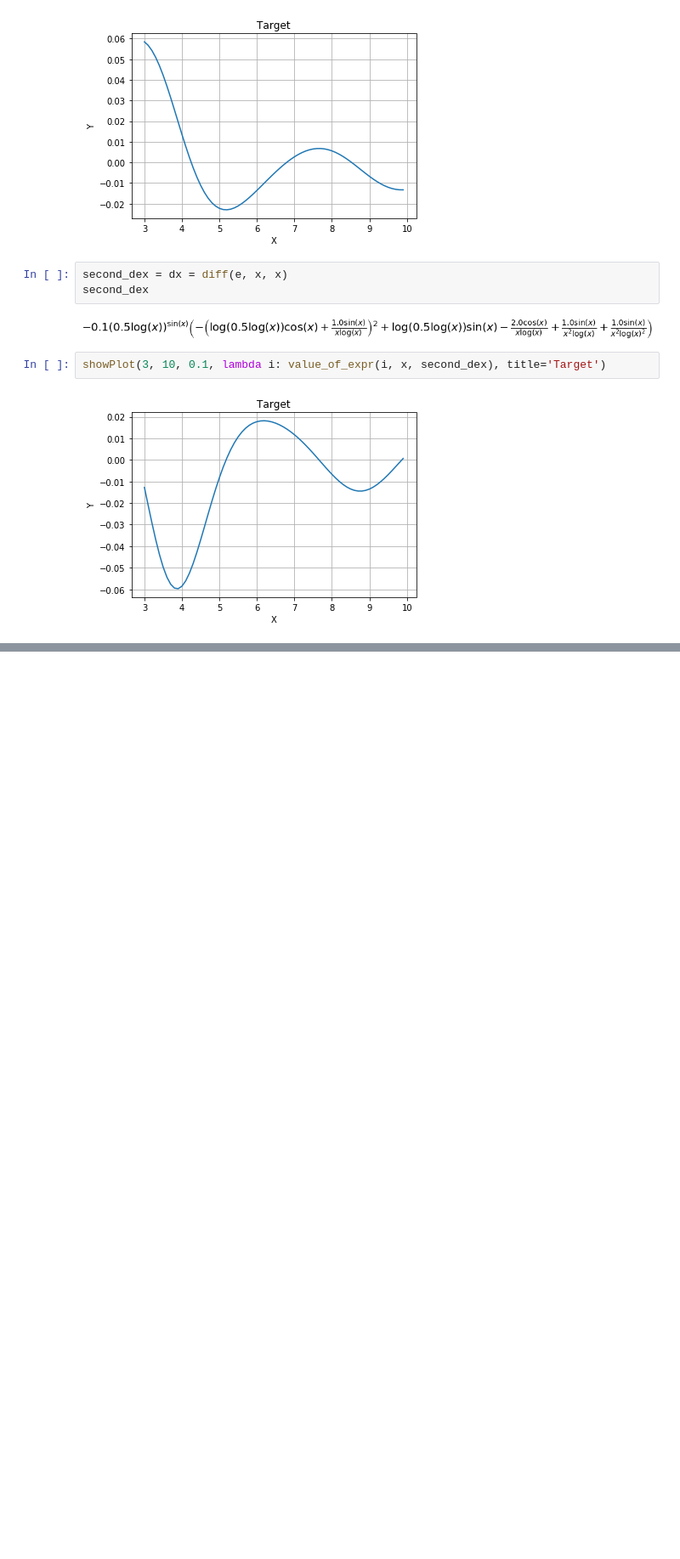
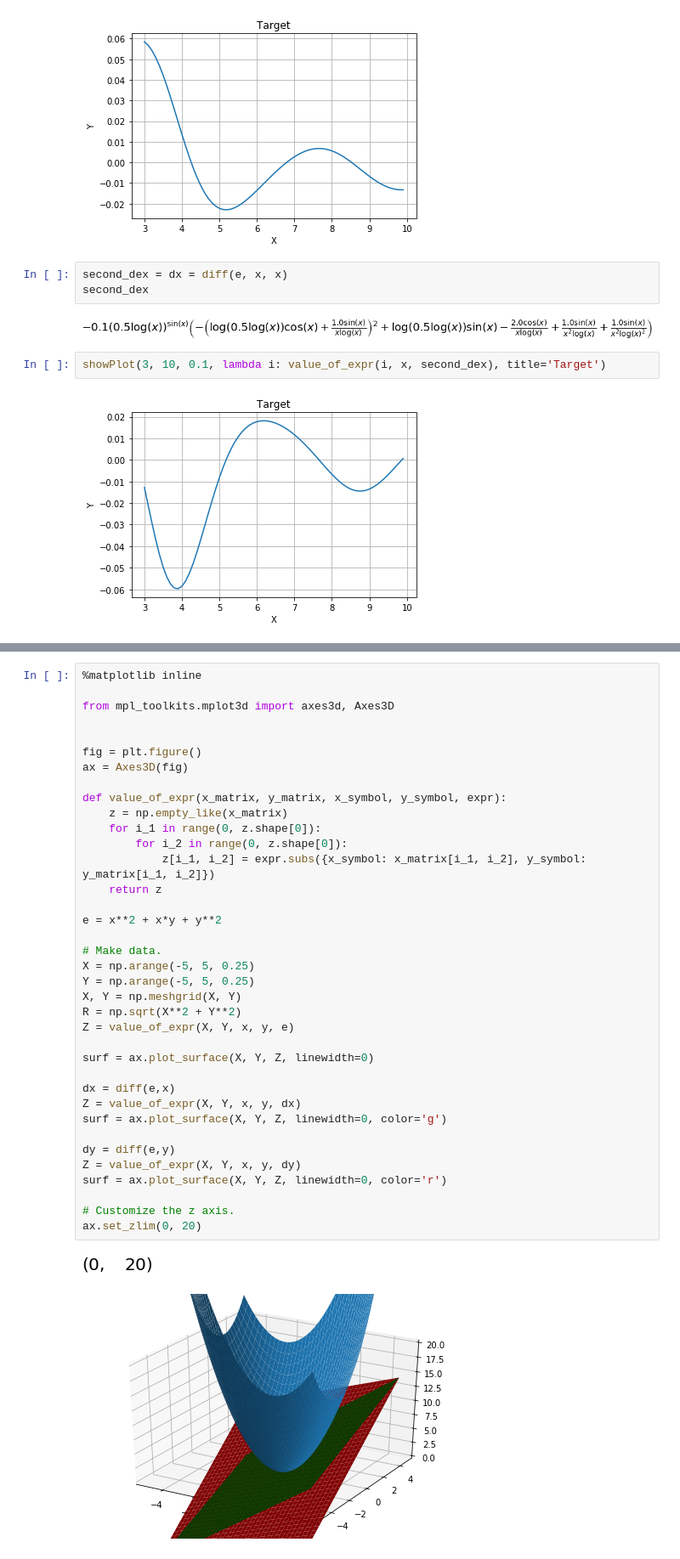
Before and after one commit to GetKnowledgeYoutube/ML, a Jupyter notebook: module_002_math/lesson_002_limits/tutorials_sources/Limits and derivatives.ipynb, the cells around one changed output, grey strips where cells are left out. Shown: that part at 85% size. Drawn from its saved outputs; the diff is of its cells as text; blank space fills up the shorter version.

```diff
--- a/module_002_math/lesson_002_limits/tutorials_sources/Limits and derivatives.ipynb
+++ b/module_002_math/lesson_002_limits/tutorials_sources/Limits and derivatives.ipynb
@@ -198,0 +212,40 @@ showPlot(3, 10, 0.1, lambda i: value_of_expr(i, x, second_dex), title='Target')
+# %%
+%matplotlib inline
+
+from mpl_toolkits.mplot3d import axes3d, Axes3D
+
+
+fig = plt.figure()
+ax = Axes3D(fig)
+
+def value_of_expr(x_matrix, y_matrix, x_symbol, y_symbol, expr):
+    z = np.empty_like(x_matrix)
+    for i_1 in range(0, z.shape[0]):
+        for i_2 in range(0, z.shape[0]):
+            z[i_1, i_2] = expr.subs({x_symbol: x_matrix[i_1, i_2], y_symbol: y_matrix[i_1, i_2]})
+    return z
+
+e = x**2 + x*y + y**2
+
+# Make data.
+X = np.arange(-5, 5, 0.25)
+Y = np.arange(-5, 5, 0.25)
+X, Y = np.meshgrid(X, Y)
+R = np.sqrt(X**2 + Y**2)
+Z = value_of_expr(X, Y, x, y, e)
+
+surf = ax.plot_surface(X, Y, Z, linewidth=0)
+
+dx = diff(e,x)
+Z = value_of_expr(X, Y, x, y, dx)
+surf = ax.plot_surface(X, Y, Z, linewidth=0, color='g')
+
+dy = diff(e,y)
+Z = value_of_expr(X, Y, x, y, dy)
+surf = ax.plot_surface(X, Y, Z, linewidth=0, color='r')
+
+# Customize the z axis.
+ax.set_zlim(0, 20)
+# %% [output]
+[figure, added]
+[figure, added]
```
Also changed, not shown: parts of 5 cells of this notebook.
